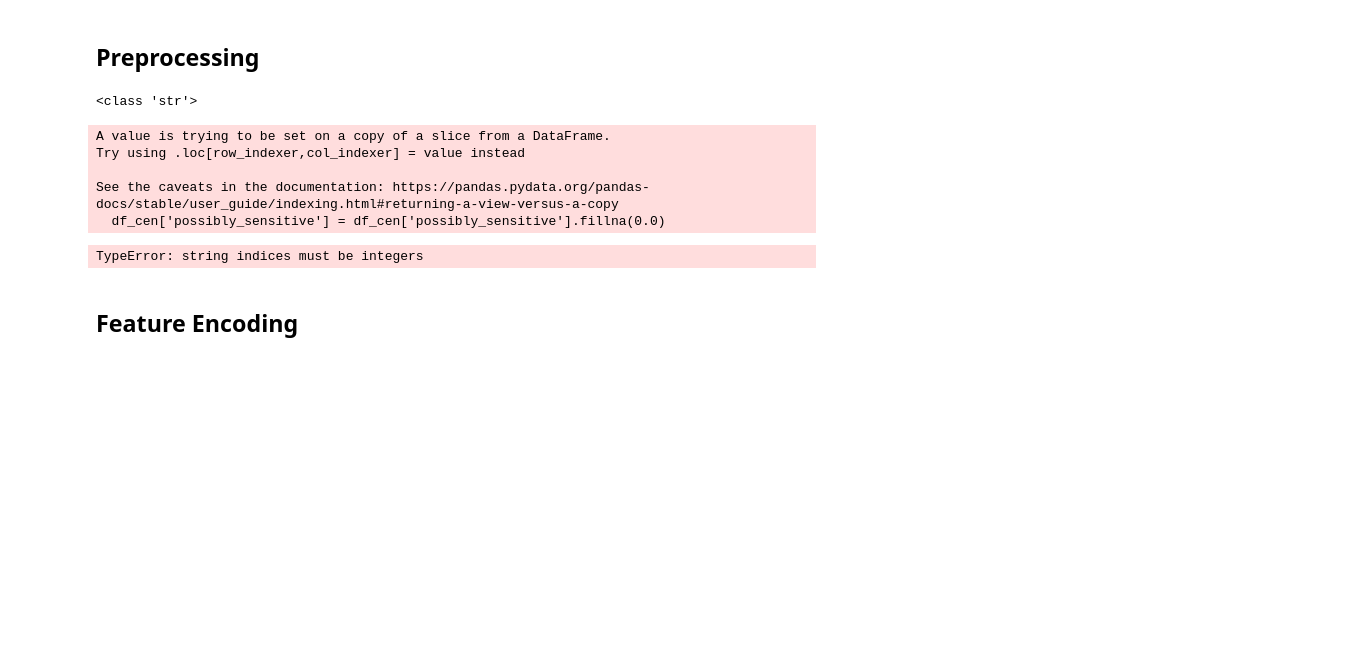
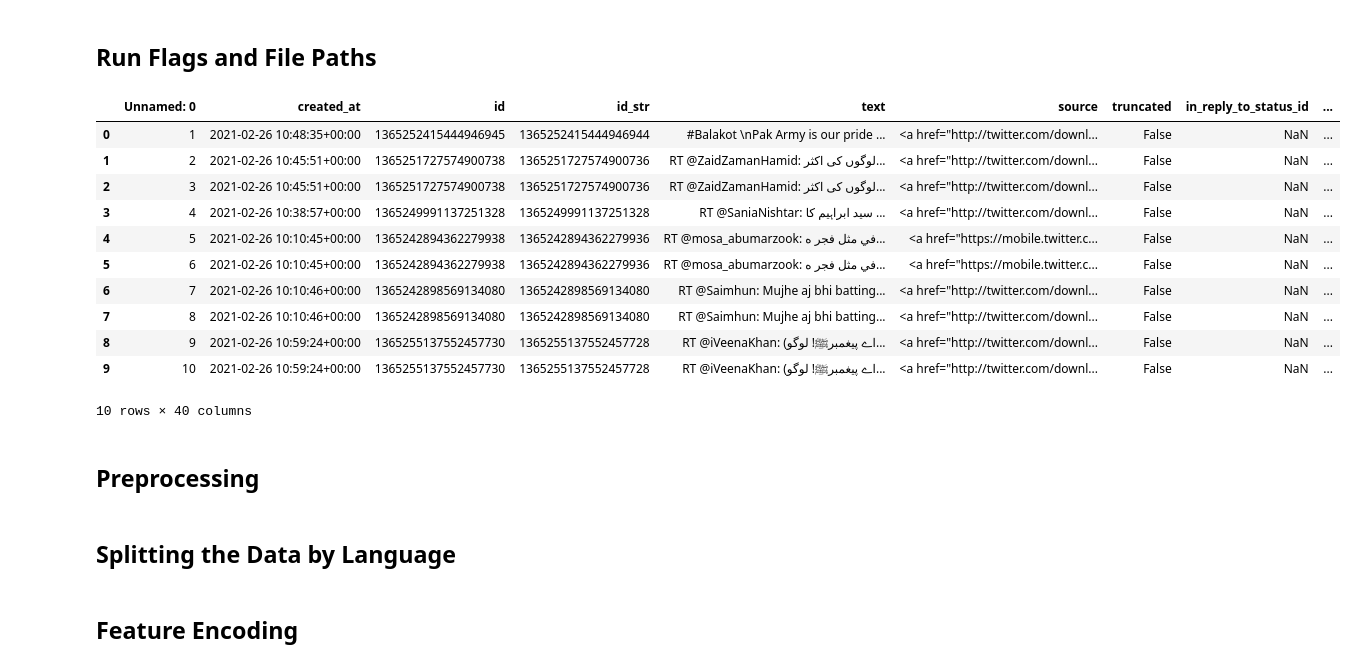
Before and after one commit to CS-433/ml-project-2-VD-FN-JS, a Jupyter notebook: clean_notebook.ipynb, the cells around one changed output. Saved outputs shown, nothing was run; the diff lists cells and outputs as text; code cells hidden in the pictures; blank space fills up the shorter version.

```diff
--- a/clean_notebook.ipynb
+++ b/clean_notebook.ipynb
@@ -43,0 +52,2 @@ df_input = pd.read_csv(csv_path)
+# %% [markdown]
+## Run Flags and File Paths
@@ -44,3 +74,18 @@ df_input = pd.read_csv(csv_path)
+# %%
+df_input.head(10)
+# %% [output]
+|  | Unnamed: 0 | created_at | id | id_str | text | source | truncated | in_reply_to_status_id | ... |
+| 0 | 1 | 2021-02-26 10:48:35+00:00 | 1365252415444946945 | 1365252415444946944 | #Balakot \nPak Army is our pride ... | <a href="http://twitter.com/downl... | False | NaN | ... |
+| 1 | 2 | 2021-02-26 10:45:51+00:00 | 1365251727574900738 | 1365251727574900736 | RT @ZaidZamanHamid: لوگوں کی اکثر... | <a href="http://twitter.com/downl... | False | NaN | ... |
+| 2 | 3 | 2021-02-26 10:45:51+00:00 | 1365251727574900738 | 1365251727574900736 | RT @ZaidZamanHamid: لوگوں کی اکثر... | <a href="http://twitter.com/downl... | False | NaN | ... |
+| 3 | 4 | 2021-02-26 10:38:57+00:00 | 1365249991137251328 | 1365249991137251328 | RT @SaniaNishtar: سید ابراہیم کا ... | <a href="http://twitter.com/downl... | False | NaN | ... |
+| 4 | 5 | 2021-02-26 10:10:45+00:00 | 1365242894362279938 | 1365242894362279936 | RT @mosa_abumarzook: في مثل فجر ه... | <a href="https://mobile.twitter.c... | False | NaN | ... |
+| 5 | 6 | 2021-02-26 10:10:45+00:00 | 1365242894362279938 | 1365242894362279936 | RT @mosa_abumarzook: في مثل فجر ه... | <a href="https://mobile.twitter.c... | False | NaN | ... |
+| 6 | 7 | 2021-02-26 10:10:46+00:00 | 1365242898569134080 | 1365242898569134080 | RT @Saimhun: Mujhe aj bhi batting... | <a href="http://twitter.com/downl... | False | NaN | ... |
+| 7 | 8 | 2021-02-26 10:10:46+00:00 | 1365242898569134080 | 1365242898569134080 | RT @Saimhun: Mujhe aj bhi batting... | <a href="http://twitter.com/downl... | False | NaN | ... |
+| 8 | 9 | 2021-02-26 10:59:24+00:00 | 1365255137552457730 | 1365255137552457728 | RT @iVeenaKhan: (اے پیغمبرﷺ! لوگو... | <a href="http://twitter.com/downl... | False | NaN | ... |
+| 9 | 10 | 2021-02-26 10:59:24+00:00 | 1365255137552457730 | 1365255137552457728 | RT @iVeenaKhan: (اے پیغمبرﷺ! لوگو... | <a href="http://twitter.com/downl... | False | NaN | ... |
+10 rows × 40 columns
 # %% [markdown]
  ## Preprocessing
 # %%
@@ -160,13 +211,3 @@ def preprocess_df(df_input):
 
 
     return pd.DataFrame(df_raw, columns = worthKeeping)
-# %%
-preprocess_df(df_input)
-# %% [output]
-<class 'str'>
-A value is trying to be set on a copy of a slice from a DataFrame.
-Try using .loc[row_indexer,col_indexer] = value instead
-
-See the caveats in the documentation: https://pandas.pydata.org/pandas-docs/stable/user_guide/indexing.html#returning-a-view-versus-a-copy
-  df_cen['possibly_sensitive'] = df_cen['possibly_sensitive'].fillna(0.0)
-TypeError: string indices must be integers
@@ -172,0 +219,2 @@ TypeError: string indices must be integers
+# %% [markdown]
+## Splitting the Data by Language
```
Also changed, not shown: parts of 27 cells of this notebook, 10 other files.
